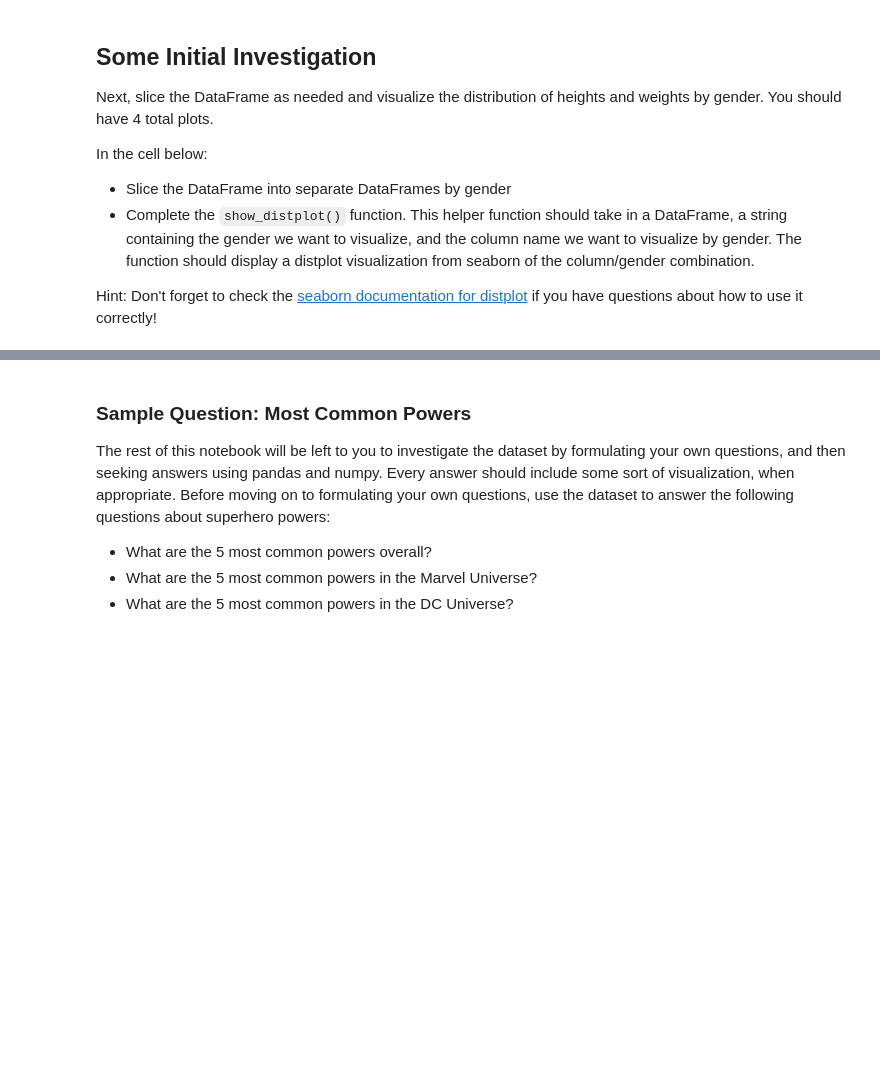
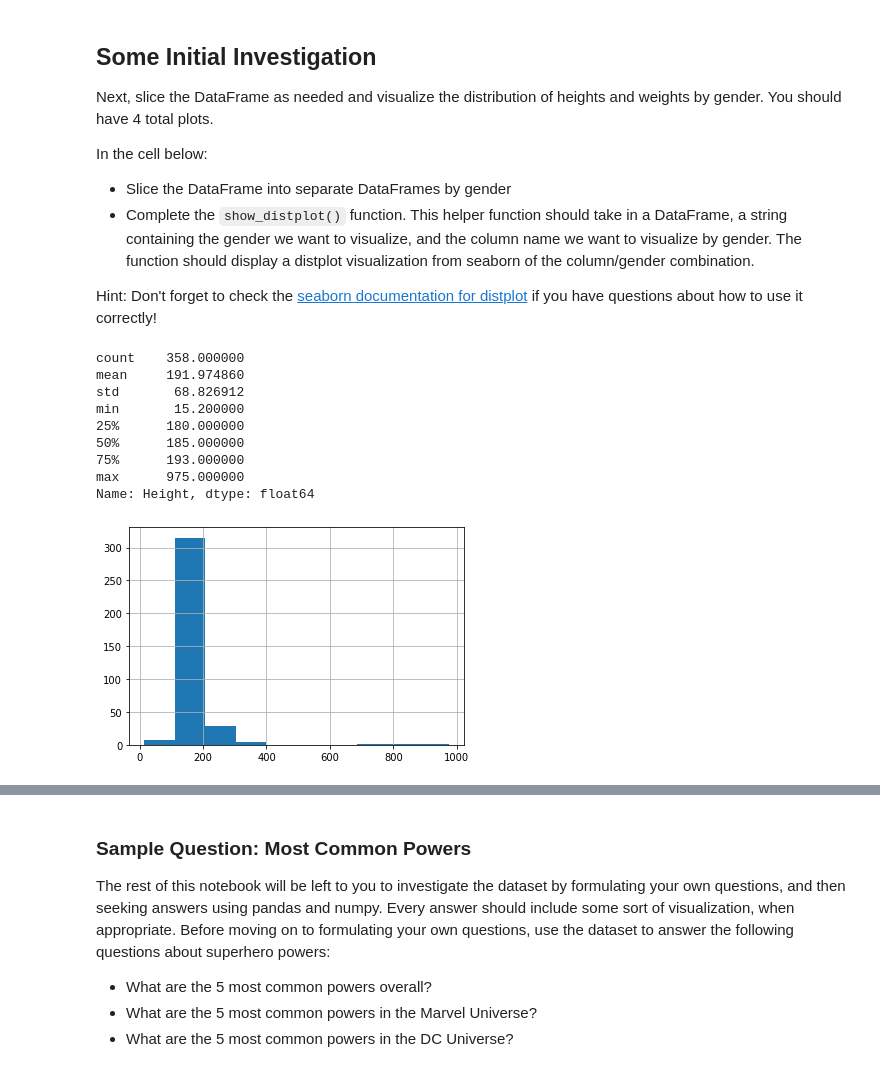
Before and after one commit to sethchart/dsc-data-cleaning-project, a Jupyter notebook: index.ipynb, the cells around one changed output, grey strips where cells are left out. Saved outputs shown, nothing was run; the diff lists cells and outputs as text; code cells hidden in the pictures; blank space fills up the shorter version.

```diff
--- a/index.ipynb
+++ b/index.ipynb
@@ -260,8 +765,22 @@ male_heroes_df = None
 female_heroes_df = None
 
 def show_distplot(dataframe, gender, column_name):
-    pass
+    data = dataframe[dataframe['Gender'] == gender][column_name]
+    data.hist()
+    print(data.describe())
 # %%
 # Male Height
+show_distplot(df, 'Male', 'Height')
+# %% [output]
+count    358.000000
+mean     191.974860
+std       68.826912
+min       15.200000
+25%      180.000000
+50%      185.000000
+75%      193.000000
+max      975.000000
+Name: Height, dtype: float64
+[figure, added]
 # %%
 # Male Weight
```
Also changed, not shown: parts of 98 cells of this notebook.
